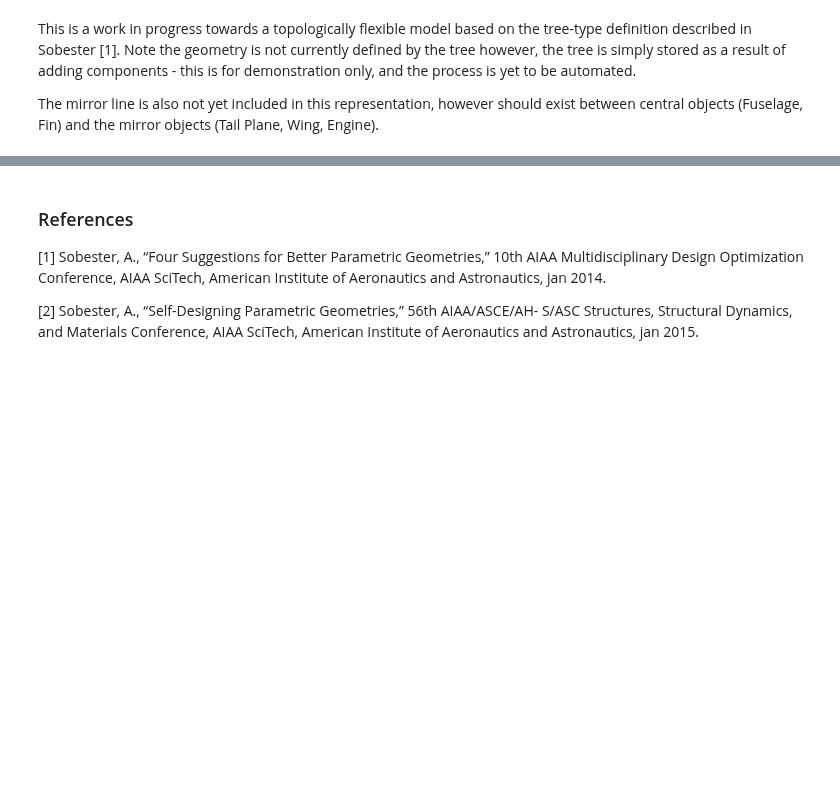
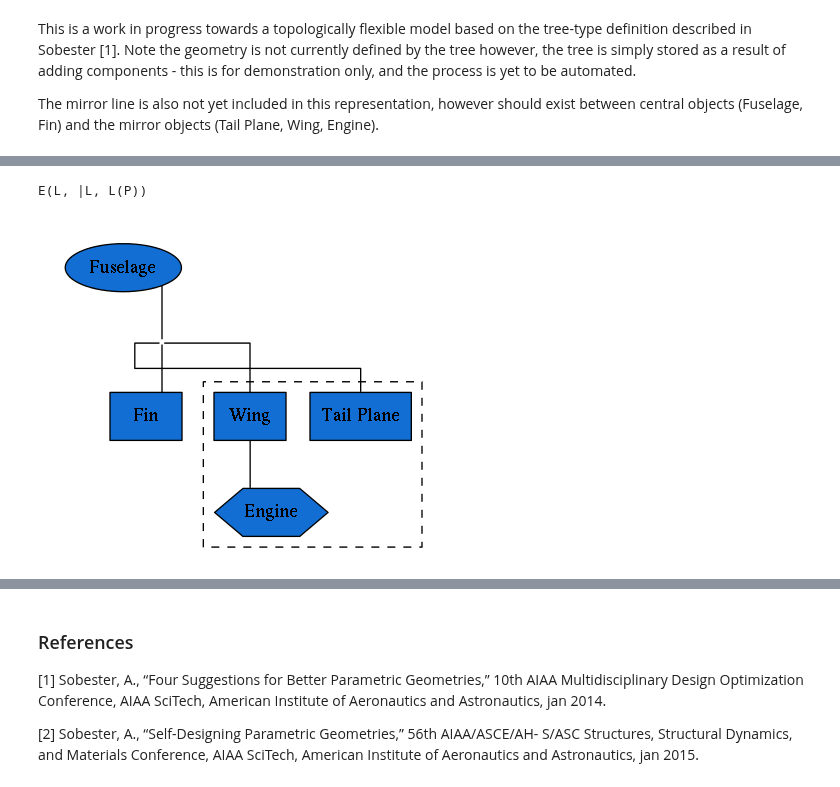
Before and after one commit to p-chambers/occ_airconics, a Jupyter notebook: examples/notebooks/notebook_examples.ipynb, the cells around one changed output, grey strips where cells are left out. Cells and saved outputs as stored; diff of their text form; code cells hidden in the pictures; blank space fills up the shorter version.

```diff
--- a/examples/notebooks/notebook_examples.ipynb
+++ b/examples/notebooks/notebook_examples.ipynb
@@ -312,0 +377,42 @@ E(L, L, L(P))
+# %%
+# Airliner manual graphviz
+graph_str = topo.export_graphviz()
+# print(graph_str)
+
+aligned_string = """digraph program {
+splines=ortho;
+
+
+node [style=filled];
+edge [arrowhead=none];
+
+# The head node
+subgraph cluster_0 {
+    color=invis;
+    0 [label="Fuselage", fillcolor="#136ed4", shape="ellipse"] ;
+    point [shape=point, color=none];
+    1 [label="Fin", fillcolor="#136ed4", shape="box"] ;
+}
+
+
+subgraph cluster_1 {
+    style=dashed;
+    2 [label="Tail Plane", fillcolor="#136ed4", shape="box"] ;
+    3 [label="Wing", fillcolor="#136ed4", shape="box"] ;
+
+4 [label="Engine", fillcolor="#136ed4", shape="hexagon"] ;
+
+0 -> point [arrowhead=none];
+point -> 1;
+point-> 2 ;
+point -> 3 ;
+3 -> 4;
+}
+}"""
+
+print(topo)
+aligned_graph=pydot.graph_from_dot_data(aligned_string)
+Image(aligned_graph.create_png())
+# %% [output]
+E(L, |L, L(P))
+[figure, added]
```
Also changed, not shown: parts of 13 cells of this notebook, 5 other files.
